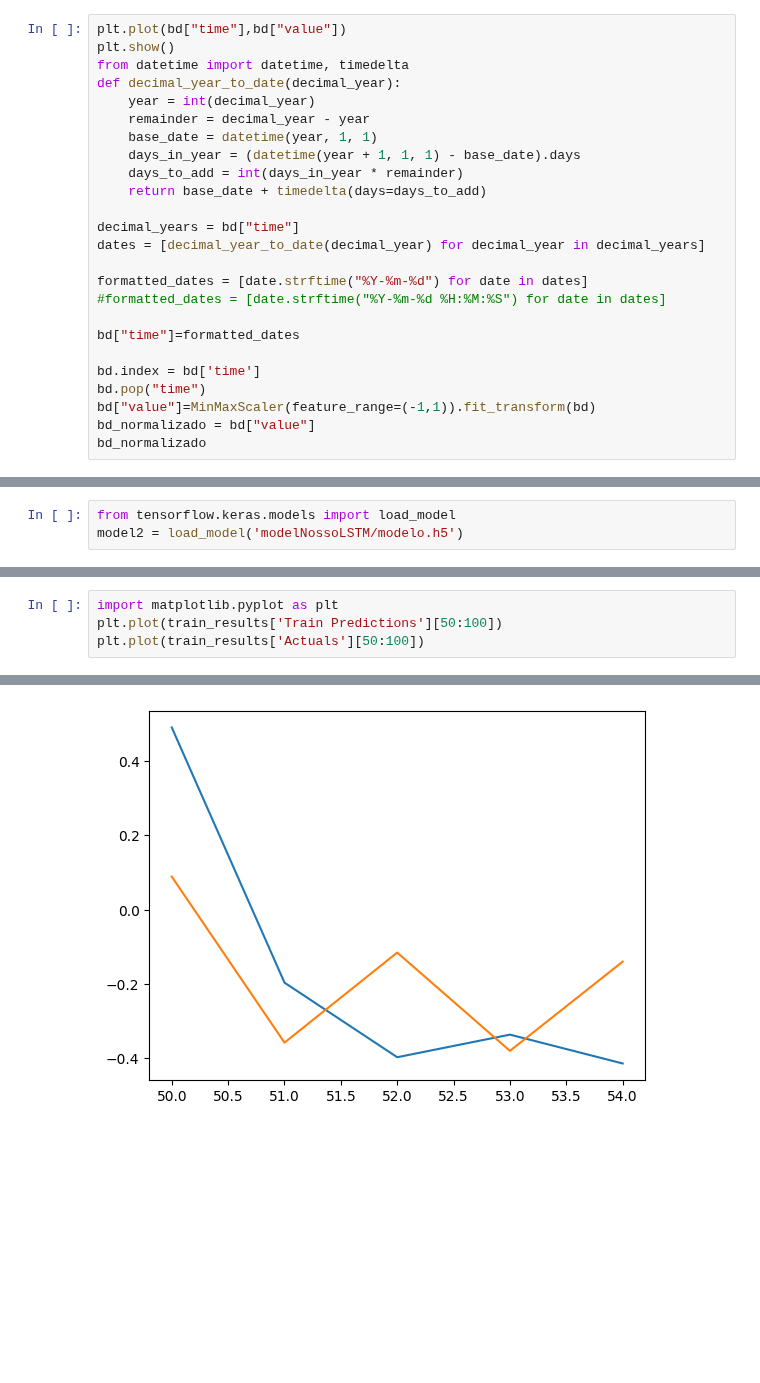
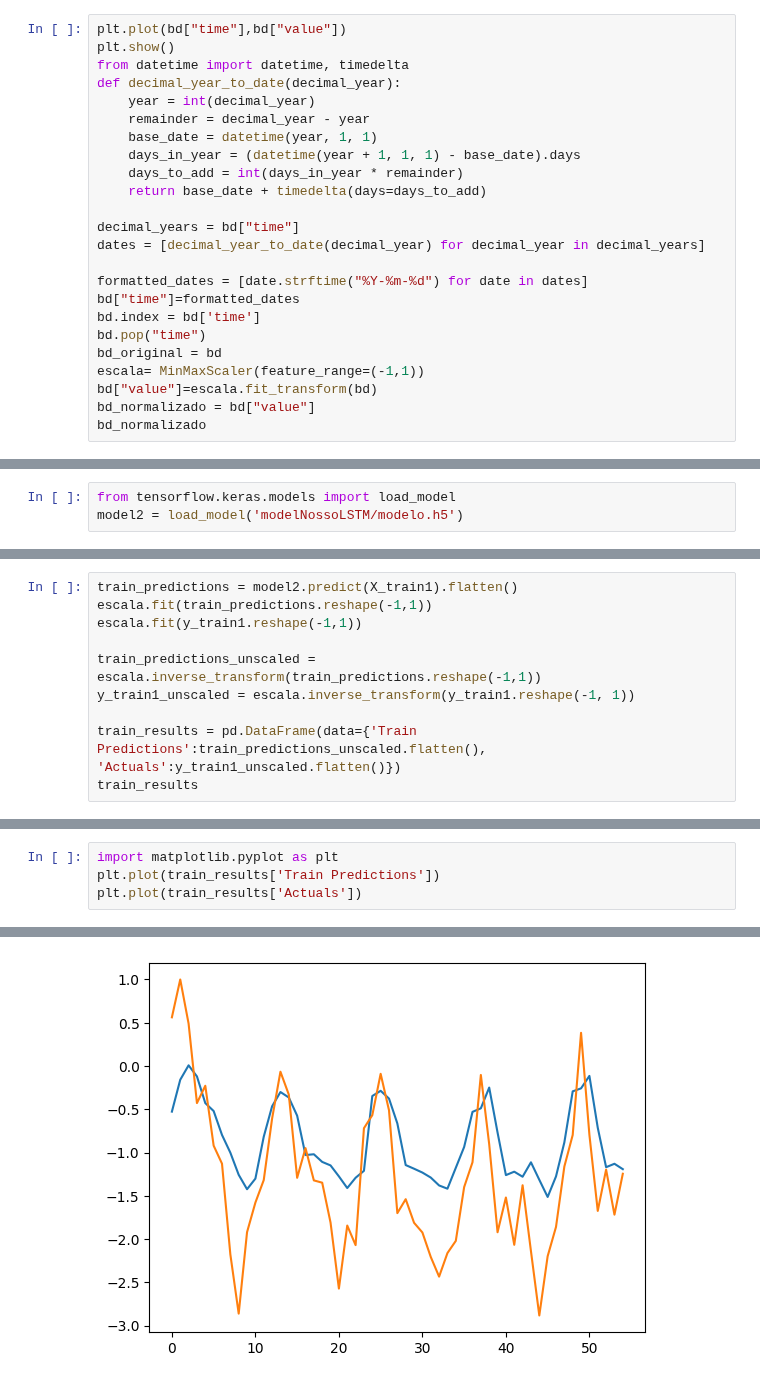
Before and after one commit to SendNugg3ts/CSC, a Jupyter notebook: ModeloNossoLSTM.ipynb, the cells around one changed output, grey strips where cells are left out. Saved outputs shown, nothing was run; the diff lists cells and outputs as text; blank space fills up the shorter version.

```diff
--- a/ModeloNossoLSTM.ipynb
+++ b/ModeloNossoLSTM.ipynb
@@ -49,13 +49,12 @@ decimal_years = bd["time"]
 dates = [decimal_year_to_date(decimal_year) for decimal_year in decimal_years]
 
 formatted_dates = [date.strftime("%Y-%m-%d") for date in dates]
-#formatted_dates = [date.strftime("%Y-%m-%d %H:%M:%S") for date in dates]
-
 bd["time"]=formatted_dates
-
 bd.index = bd['time']
 bd.pop("time")
-bd["value"]=MinMaxScaler(feature_range=(-1,1)).fit_transform(bd)
+bd_original = bd
+escala= MinMaxScaler(feature_range=(-1,1))
+bd["value"]=escala.fit_transform(bd)
 bd_normalizado = bd["value"]
 bd_normalizado
 # %% [output]
@@ -179,0 +156,10 @@ train_results
+# %%
+train_predictions = model2.predict(X_train1).flatten()
+escala.fit(train_predictions.reshape(-1,1))
+escala.fit(y_train1.reshape(-1,1))
+
+train_predictions_unscaled = escala.inverse_transform(train_predictions.reshape(-1,1))
+y_train1_unscaled = escala.inverse_transform(y_train1.reshape(-1, 1))
+
+train_results = pd.DataFrame(data={'Train Predictions':train_predictions_unscaled.flatten(), 'Actuals':y_train1_unscaled.flatten()})
+train_results
@@ -180,10 +185,10 @@ train_results
 # %%
 import matplotlib.pyplot as plt
-plt.plot(train_results['Train Predictions'][50:100])
-plt.plot(train_results['Actuals'][50:100])
+plt.plot(train_results['Train Predictions'])
+plt.plot(train_results['Actuals'])
 # %% [output]
 [<matplotlib.lines.Line2D at 0x...>]
-[figure, old version]
+[figure, new version]
 # %%
 val_predictions = model2.predict(X_val1).flatten()
 val_results = pd.DataFrame(data={'Val Predictions':val_predictions, 'Actuals':y_val1})
```
Also changed, not shown: parts of 7 cells of this notebook, 2 other files.
